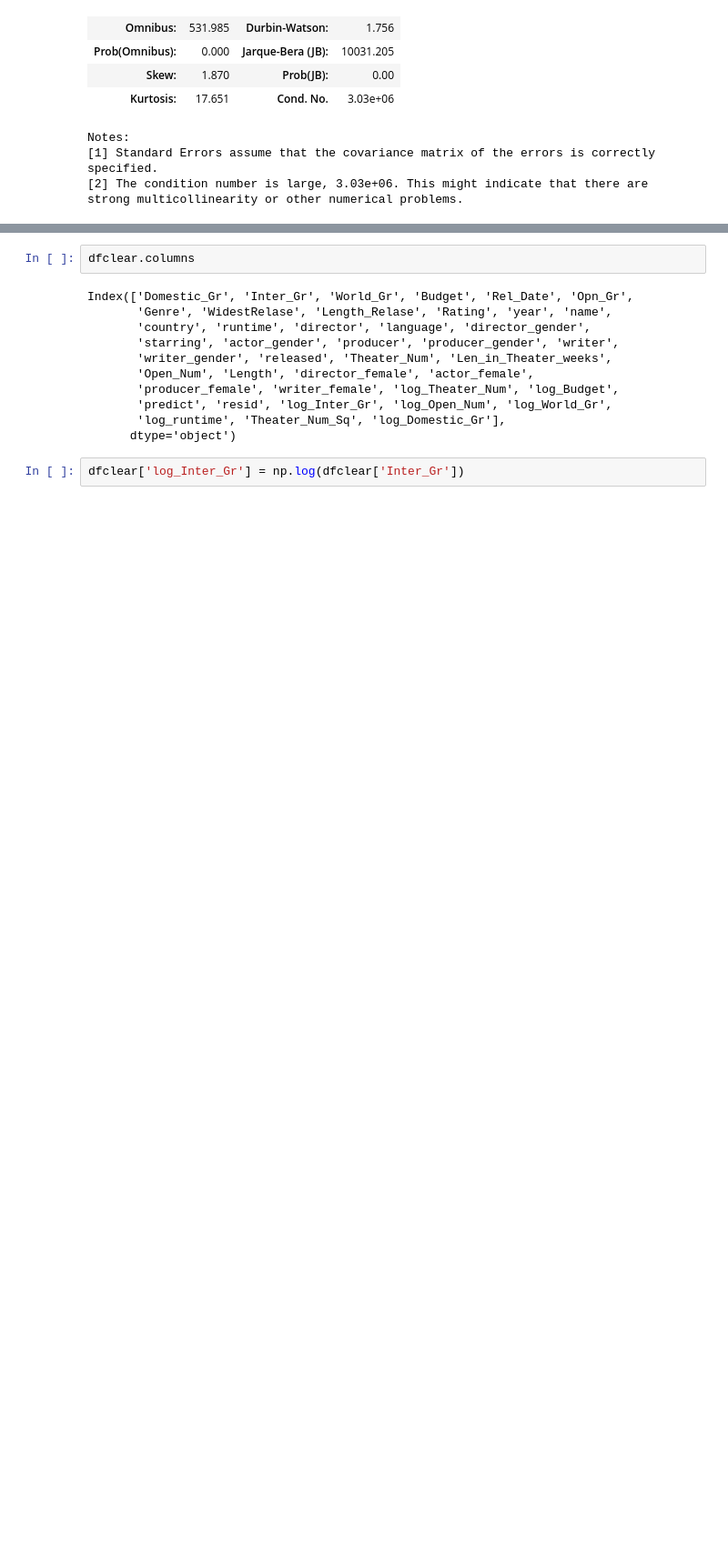
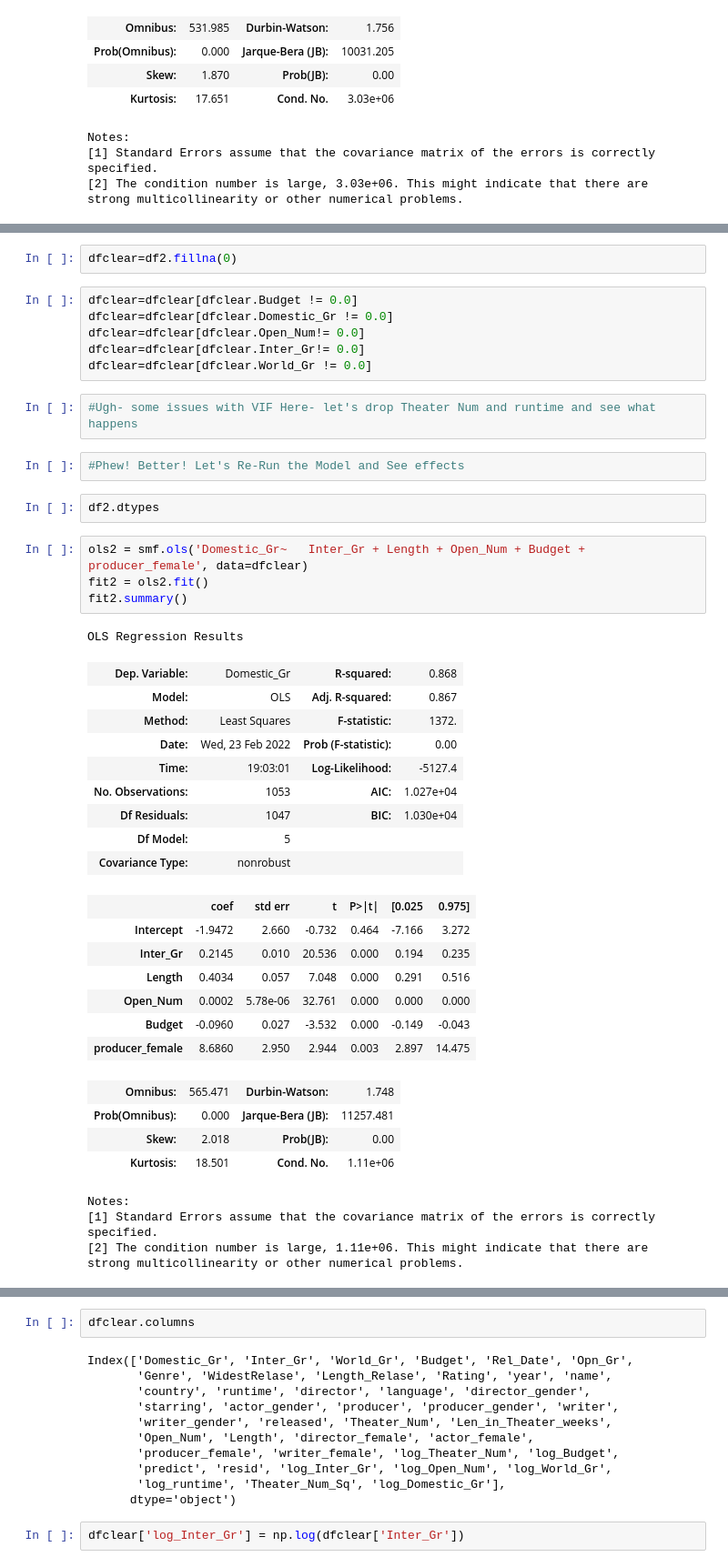
Before and after one commit to mabanks8/MetisRegressionPublic, a Jupyter notebook: Mallory_Banks_RegressionWorkBook.ipynb, the cells around one changed output, grey strips where cells are left out. Shown at 91% size. Drawn from its saved outputs; the diff is of its cells as text; blank space fills up the shorter version.

```diff
--- a/Mallory_Banks_RegressionWorkBook.ipynb
+++ b/Mallory_Banks_RegressionWorkBook.ipynb
@@ -1364,0 +1261,44 @@ print(dfclear.shape)
+# %%
+dfclear=df2.fillna(0)
+# %%
+dfclear=dfclear[dfclear.Budget != 0.0]
+dfclear=dfclear[dfclear.Domestic_Gr != 0.0]
+dfclear=dfclear[dfclear.Open_Num!= 0.0]
+dfclear=dfclear[dfclear.Inter_Gr!= 0.0]
+dfclear=dfclear[dfclear.World_Gr != 0.0]
+# %%
+#Ugh- some issues with VIF Here- let's drop Theater Num and runtime and see what happens
+# %%
+#Phew! Better! Let's Re-Run the Model and See effects
+# %%
+df2.dtypes
+# %%
+ols2 = smf.ols('Domestic_Gr~   Inter_Gr + Length + Open_Num + Budget + producer_female', data=dfclear)
+fit2 = ols2.fit()
+fit2.summary()
+# %% [output]
+OLS Regression Results
+| Dep. Variable: | Domestic_Gr | R-squared: | 0.868 |
+| Model: | OLS | Adj. R-squared: | 0.867 |
+| Method: | Least Squares | F-statistic: | 1372. |
+| Date: | Wed, 23 Feb 2022 | Prob (F-statistic): | 0.00 |
+| Time: | 19:03:01 | Log-Likelihood: | -5127.4 |
+| No. Observations: | 1053 | AIC: | 1.027e+04 |
+| Df Residuals: | 1047 | BIC: | 1.030e+04 |
+| Df Model: | 5 |  |  |
+| Covariance Type: | nonrobust |  |  |
+|  | coef | std err | t | P>|t| | [0.025 | 0.975] |
+| Intercept | -1.9472 | 2.660 | -0.732 | 0.464 | -7.166 | 3.272 |
+| Inter_Gr | 0.2145 | 0.010 | 20.536 | 0.000 | 0.194 | 0.235 |
+| Length | 0.4034 | 0.057 | 7.048 | 0.000 | 0.291 | 0.516 |
+| Open_Num | 0.0002 | 5.78e-06 | 32.761 | 0.000 | 0.000 | 0.000 |
+| Budget | -0.0960 | 0.027 | -3.532 | 0.000 | -0.149 | -0.043 |
+| producer_female | 8.6860 | 2.950 | 2.944 | 0.003 | 2.897 | 14.475 |
+| Omnibus: | 565.471 | Durbin-Watson: | 1.748 |
+| Prob(Omnibus): | 0.000 | Jarque-Bera (JB): | 11257.481 |
+| Skew: | 2.018 | Prob(JB): | 0.00 |
+| Kurtosis: | 18.501 | Cond. No. | 1.11e+06 |
+Notes:
+[1] Standard Errors assume that the covariance matrix of the errors is correctly specified.
+[2] The condition number is large, 1.11e+06. This might indicate that there are
+strong multicollinearity or other numerical problems.
```
Also changed, not shown: parts of 184 cells of this notebook.
